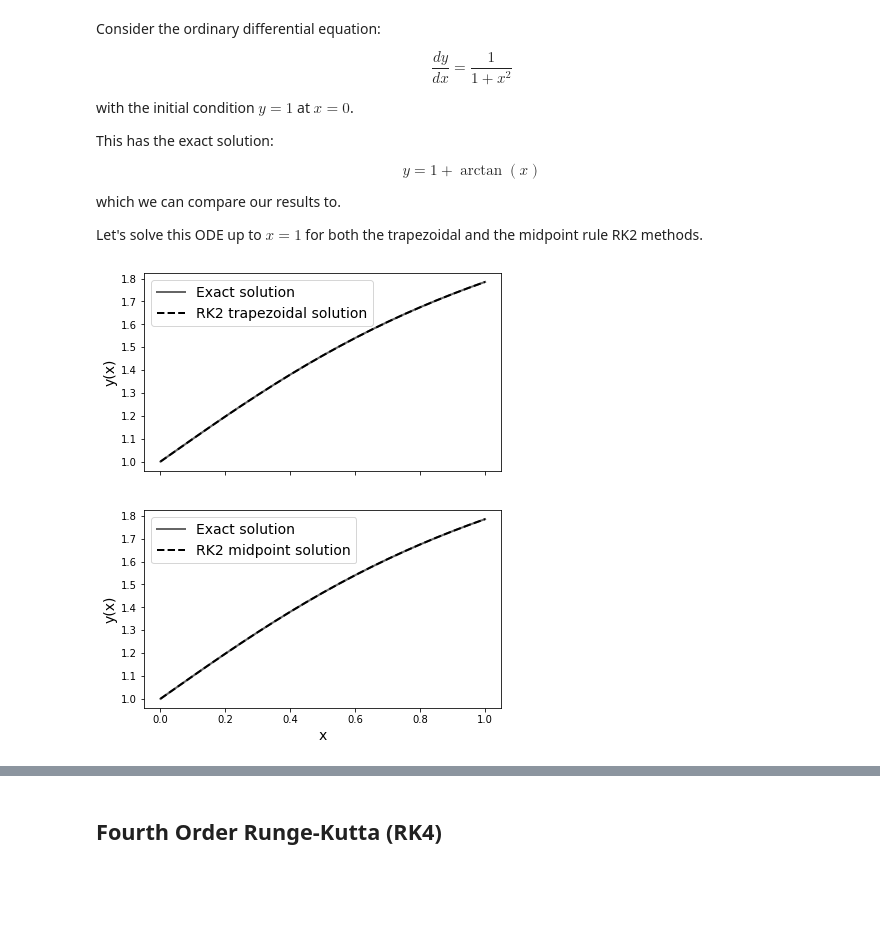
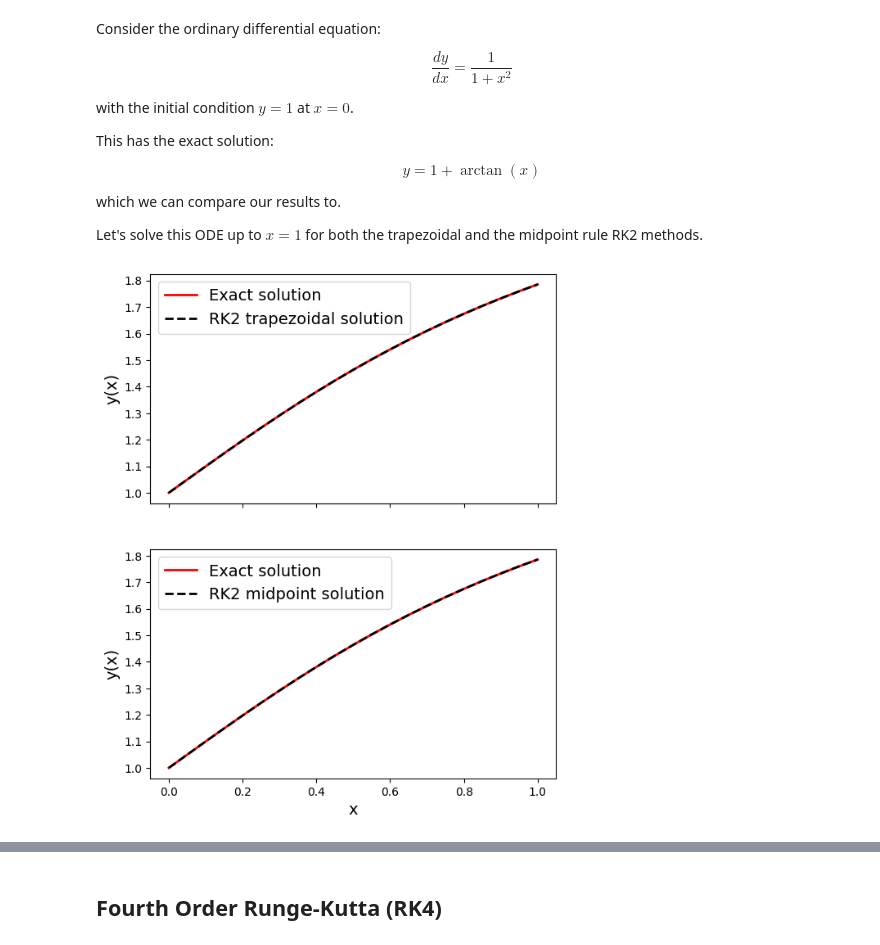
Before and after one commit to maystey/uct-nassp-cm, a Jupyter notebook: book/content/numerical-methods/ode/runge-kutta.ipynb, the cells around one changed output, grey strips where cells are left out. Saved outputs shown, nothing was run; the diff lists cells and outputs as text; code cells hidden in the pictures; blank space fills up the shorter version.

```diff
--- a/book/content/numerical-methods/ode/runge-kutta.ipynb
+++ b/book/content/numerical-methods/ode/runge-kutta.ipynb
@@ -253,36 +258,36 @@ y_trapz[0] = y0
 y_mid = np.zeros(x_arr.shape) #midpoint rule solution
 y_mid[0] = y0
 
 
 #Runge-Kutta method
 for i,x in enumerate(x_arr[:-1]):
     #Trapezoidal update step
     f_trapz = f(x, y_trapz[i])
     y_trapz[i + 1] = y_trapz[i] + 0.5 * h * ( f_trapz + f(x + h, y_trapz[i] + h * f_trapz) )
 
     #Midpoint update step
     y_mid[i + 1] = y_mid[i] + h * f(x + 0.5 * h, y_mid[i] + 0.5 * h * f(x, y_mid[i]))
 
 
 #Plotting the solutions
 fig, ax = plt.subplots(2, 1, sharex = True, figsize = (6.4, 8))
 
 ##Plotting trapezoidal
-ax[0].plot(x_arr, y_exact(x_arr), color = '0.4', label = 'Exact solution', linewidth = 2)
+ax[0].plot(x_arr, y_exact(x_arr), color = 'red', label = 'Exact solution', linewidth = 2)
 ax[0].plot(x_arr, y_trapz, '--k', label = 'RK2 trapezoidal solution', linewidth = 2)
 ax[0].set_ylabel('y(x)', fontsize = 14)
 ax[0].legend(fontsize = 14)
 
 ##Plotting midpoint
-ax[1].plot(x_arr, y_exact(x_arr), color = '0.4', label = 'Exact solution', linewidth = 2)
+ax[1].plot(x_arr, y_exact(x_arr), color = 'red', label = 'Exact solution', linewidth = 2)
 ax[1].plot(x_arr, y_mid, '--k', label = 'RK2 midpoint solution', linewidth = 2)
 ax[1].set_ylabel('y(x)', fontsize = 14)
 ax[1].set_xlabel('x', fontsize = 14)
 ax[1].legend(fontsize = 14)
 
 plt.show()
 # %% [output]
-[figure, old version]
+[figure, new version]
 # %% [markdown]
 </div>
 # %% [markdown]
```
Also changed, not shown: parts of 3 cells of this notebook, 2 other files.
